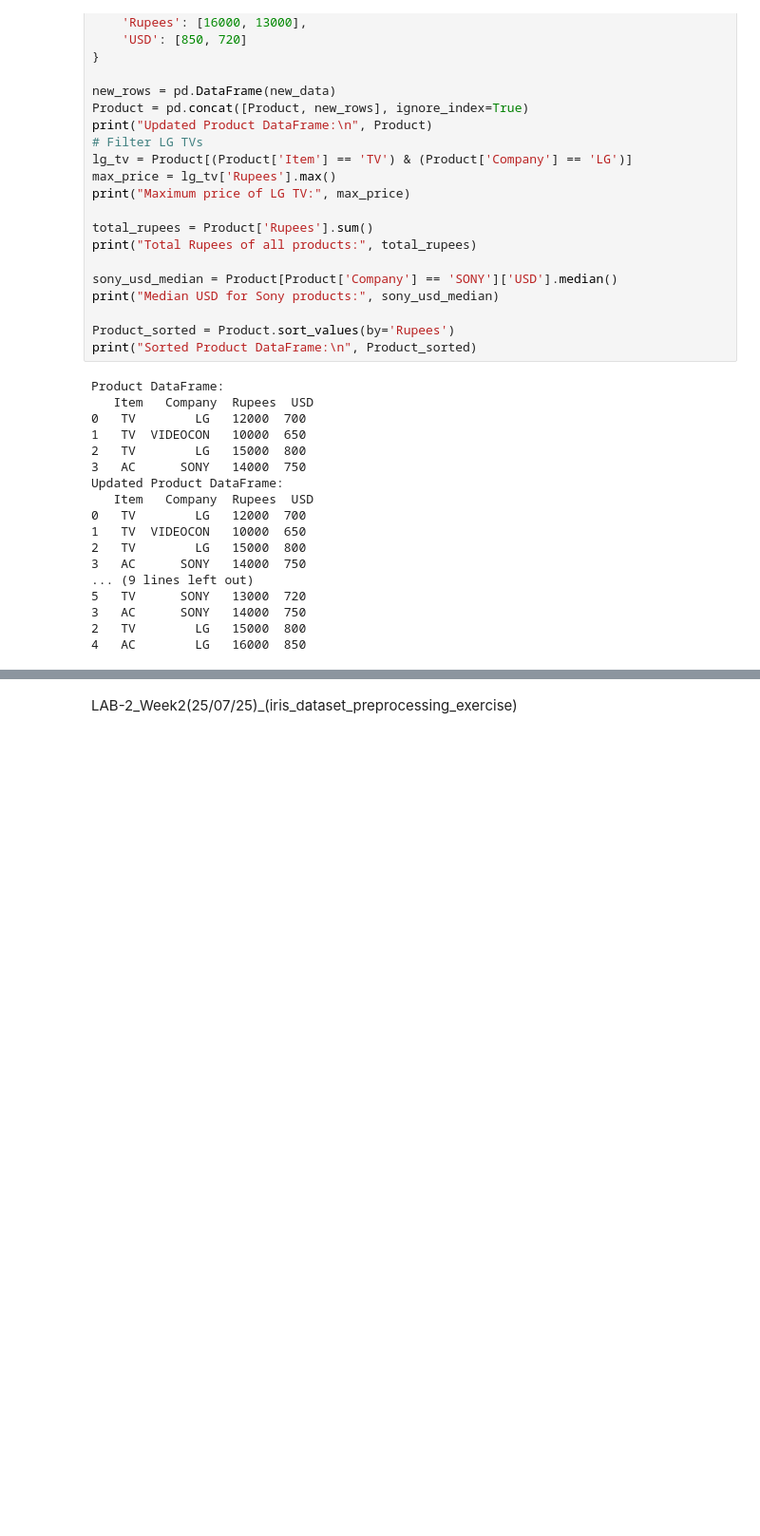
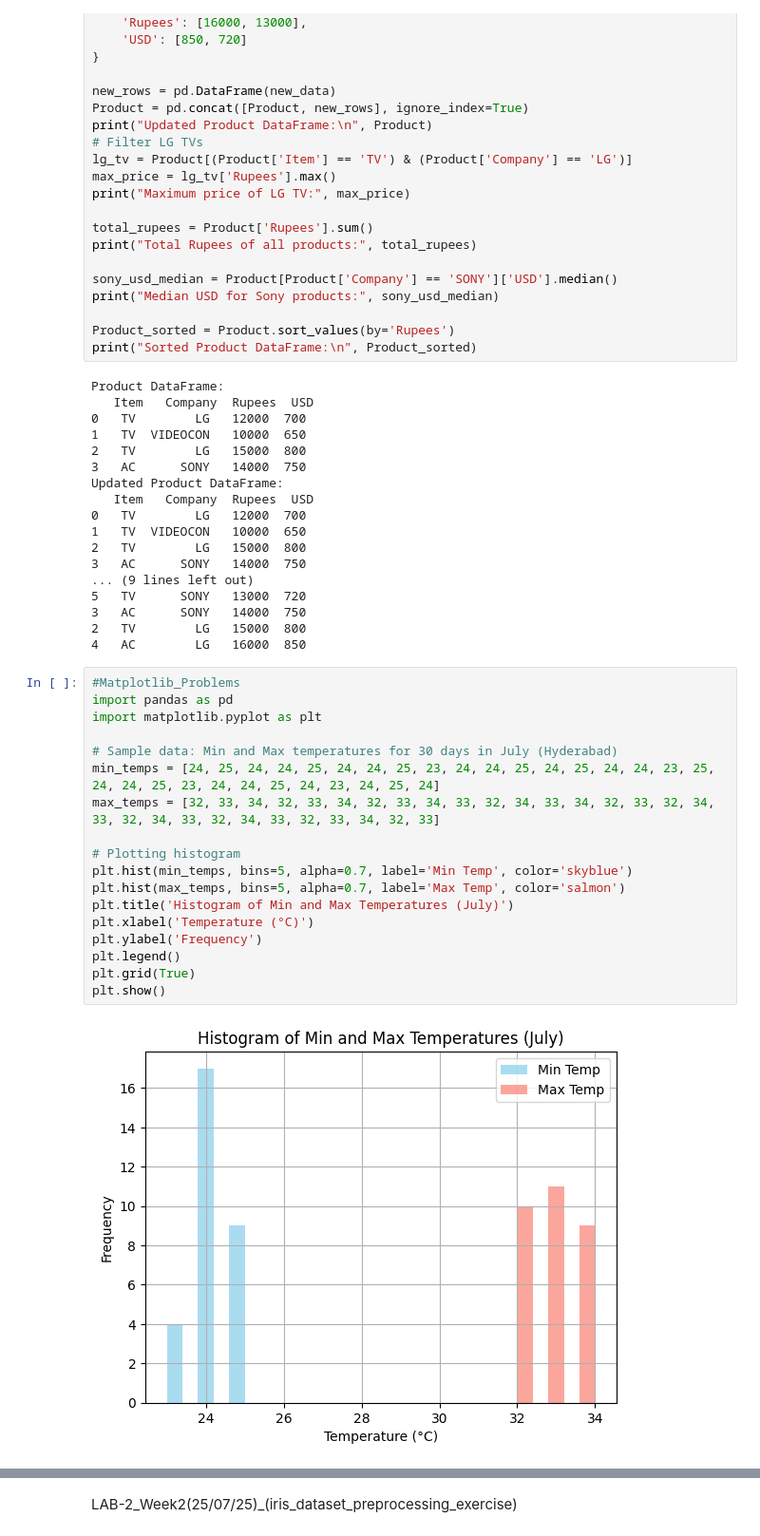
Before and after one commit to ThodupunooriSaiManish/Machine_Learning, a Jupyter notebook: Machine_Learning_Lab.ipynb, the cells around one changed output, grey strips where cells are left out. Shown at 95% size. Saved outputs shown, nothing was run; the diff lists cells and outputs as text; blank space fills up the shorter version.

```diff
--- a/Machine_Learning_Lab.ipynb
+++ b/Machine_Learning_Lab.ipynb
@@ -255,3 +376,23 @@ Updated Product DataFrame:
 3   AC      SONY   14000  750
 2   TV        LG   15000  800
 4   AC        LG   16000  850
+# %%
+#Matplotlib_Problems
+import pandas as pd
+import matplotlib.pyplot as plt
+
+# Sample data: Min and Max temperatures for 30 days in July (Hyderabad)
+min_temps = [24, 25, 24, 24, 25, 24, 24, 25, 23, 24, 24, 25, 24, 25, 24, 24, 23, 25, 24, 24, 25, 23, 24, 24, 25, 24, 23, 24, 25, 24]
+max_temps = [32, 33, 34, 32, 33, 34, 32, 33, 34, 33, 32, 34, 33, 34, 32, 33, 32, 34, 33, 32, 34, 33, 32, 34, 33, 32, 33, 34, 32, 33]
+
+# Plotting histogram
+plt.hist(min_temps, bins=5, alpha=0.7, label='Min Temp', color='skyblue')
+plt.hist(max_temps, bins=5, alpha=0.7, label='Max Temp', color='salmon')
+plt.title('Histogram of Min and Max Temperatures (July)')
+plt.xlabel('Temperature (°C)')
+plt.ylabel('Frequency')
+plt.legend()
+plt.grid(True)
+plt.show()
+# %% [output]
+[figure, added]
```
Also changed, not shown: parts of 3 cells of this notebook.
